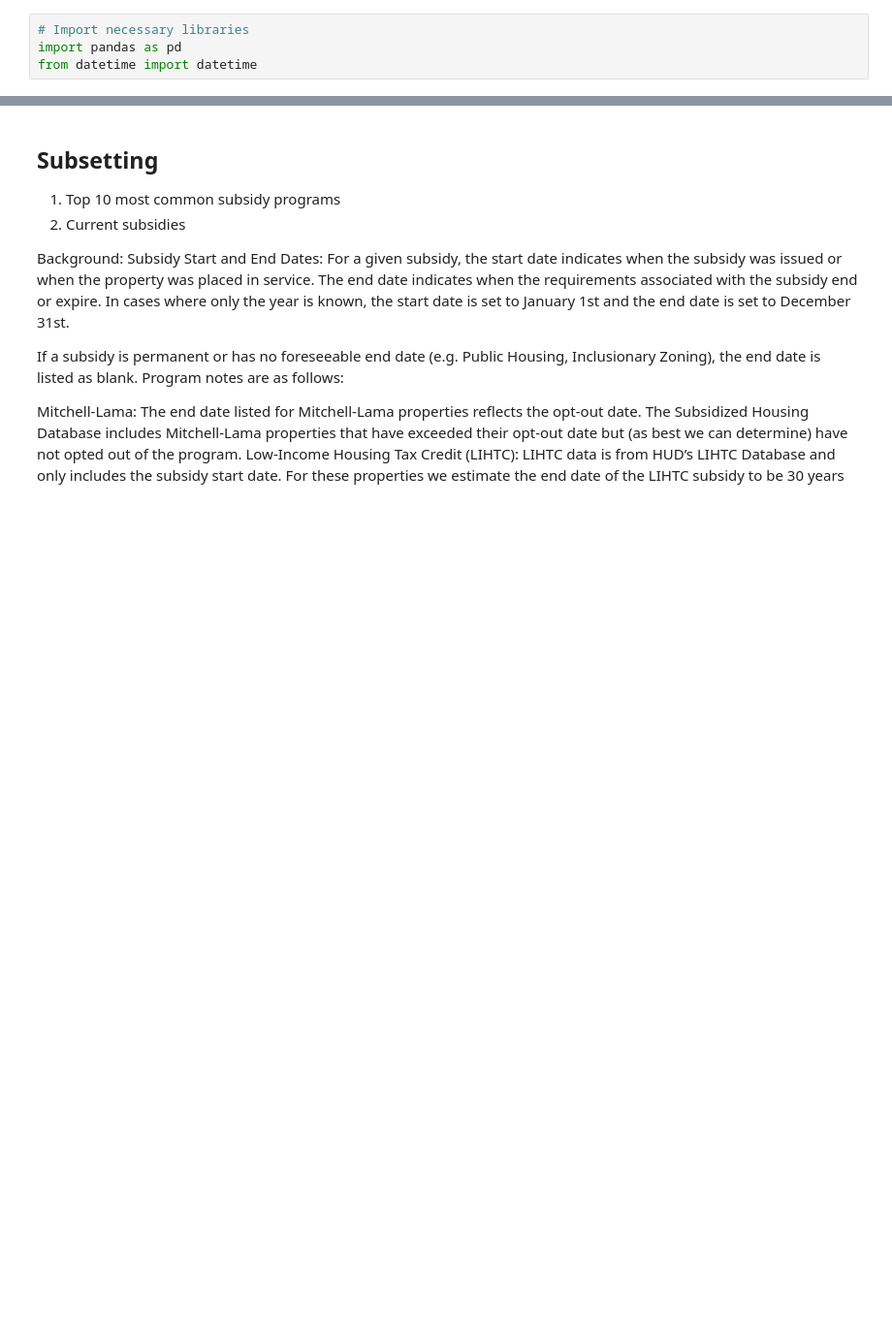
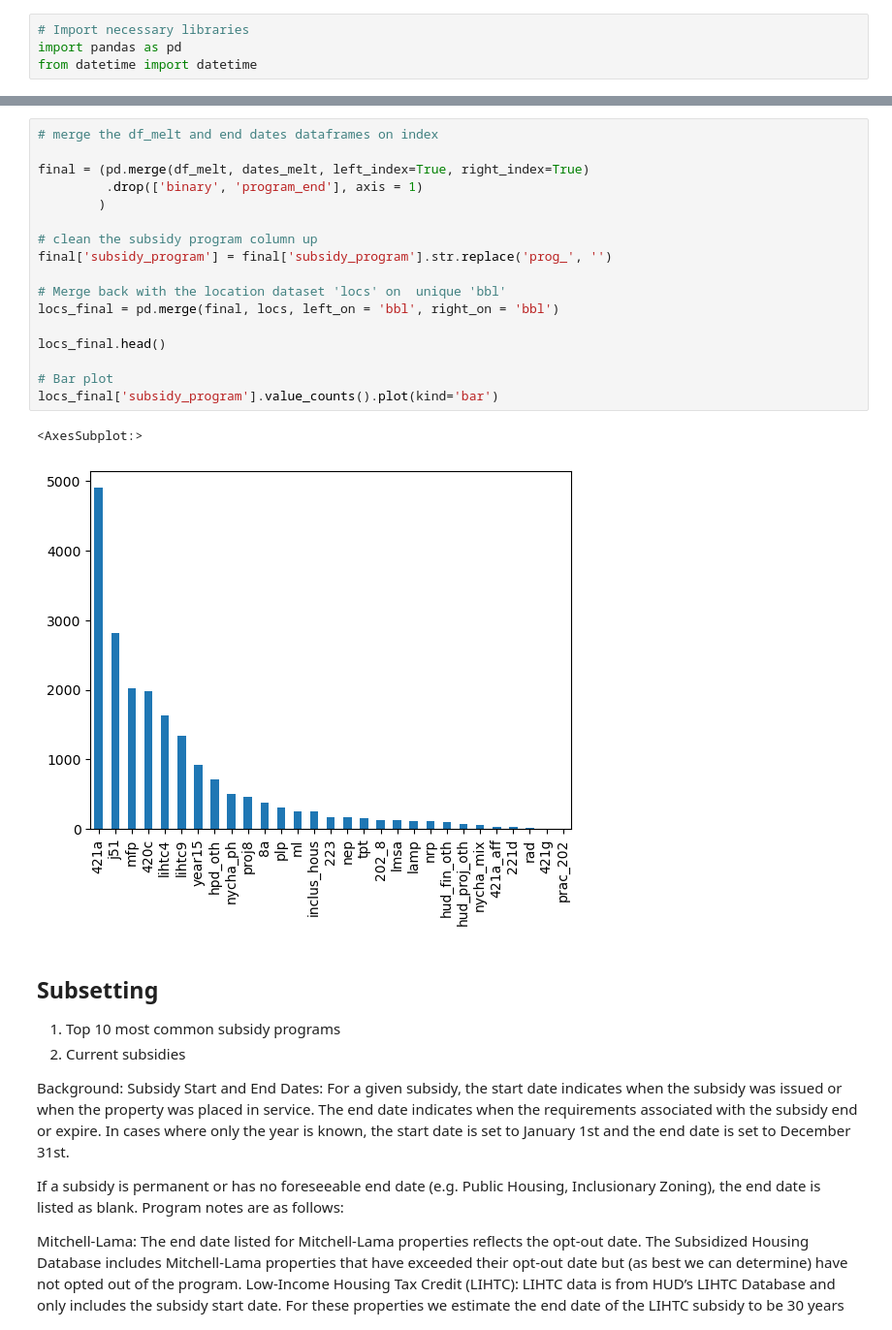
Before and after one commit to eihwood/nyc-affordable-housing, a Jupyter notebook: src/01_Clean_Subset_SubsidizedAffordableHousing.ipynb, the cells around one changed output, grey strips where cells are left out. Shown: that part at 97% size. Drawn from its saved outputs; the diff is of its cells as text; blank space fills up the shorter version.

Commit message:
cleaned up merge operations and data subsetting

```diff
--- a/src/01_Clean_Subset_SubsidizedAffordableHousing.ipynb
+++ b/src/01_Clean_Subset_SubsidizedAffordableHousing.ipynb
@@ -49,3 +68,23 @@ data['start_date'] = pd.to_datetime(data['start_date'])
+# %%
+# merge the df_melt and end dates dataframes on index
+
+final = (pd.merge(df_melt, dates_melt, left_index=True, right_index=True)
+         .drop(['binary', 'program_end'], axis = 1)
+        )
+
+# clean the subsidy program column up
+final['subsidy_program'] = final['subsidy_program'].str.replace('prog_', '')
+
+# Merge back with the location dataset 'locs' on  unique 'bbl'
+locs_final = pd.merge(final, locs, left_on = 'bbl', right_on = 'bbl')
+
+locs_final.head()
+
+# Bar plot
+locs_final['subsidy_program'].value_counts().plot(kind='bar')
+# %% [output]
+<AxesSubplot:>
+[figure, added]
 # %% [markdown]
 ## Subsetting
 1. Top 10 most common subsidy programs
```
Also changed, not shown: parts of 23 cells of this notebook.
